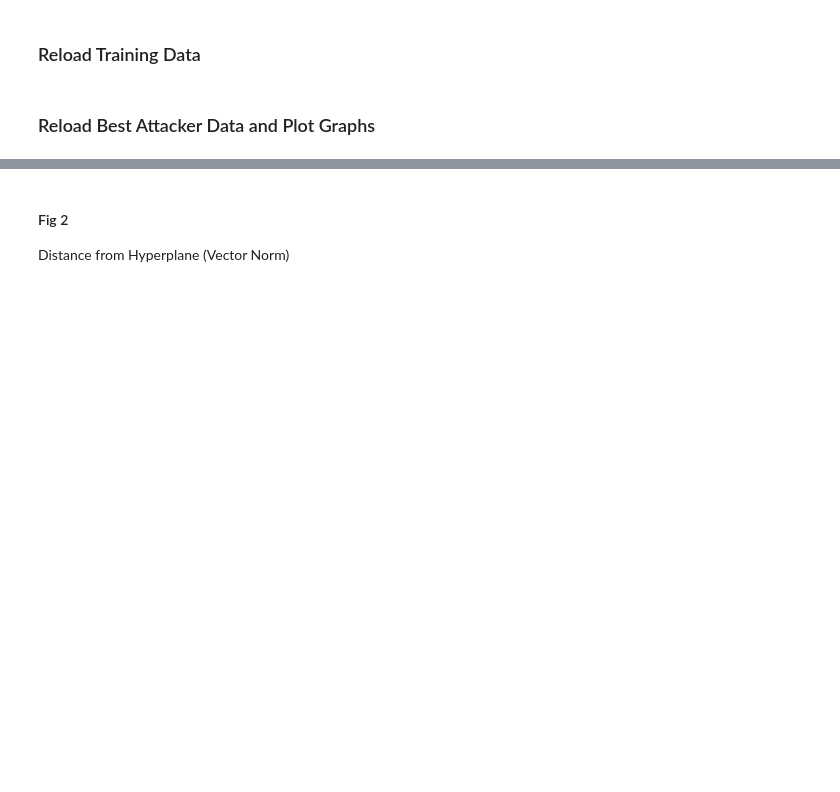
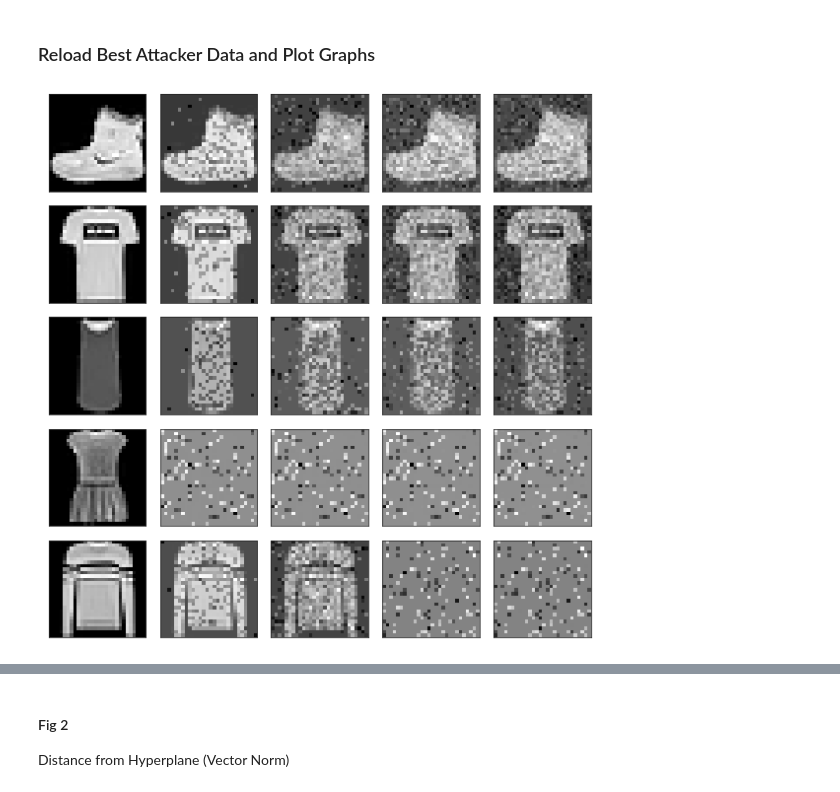
Before and after one commit to warhuus/optml-project, a Jupyter notebook: VisualizeResultsFashion.ipynb, the cells around one changed output, grey strips where cells are left out. Cells and saved outputs as stored; diff of their text form; code cells hidden in the pictures; blank space fills up the shorter version.

```diff
--- a/VisualizeResultsFashion.ipynb
+++ b/VisualizeResultsFashion.ipynb
@@ -74,11 +14,0 @@ for i in dims:
-# %%
-from sklearn.svm import LinearSVC
-
-clf = dict()
-for i in dims:
-    clf[i] = LinearSVC(random_state=42, max_iter=1000)
-    clf[i].fit(X[i], y[i])
-# %%
-for i in dims:
-    y[i][y[i] == 0] = -1
-    y[i]
@@ -89,2 +14,0 @@ for i in dims:
-# %% [markdown]
-### Reload Training Data
@@ -160,0 +76,24 @@ report_zoro_d100_lamb_10 = compile_report(False, 0.10, 100)
+# %%
+# make and plot adversarial images
+report_lamb_01 = compile_report_fashion('ZORO_L_001_report.pt', 0.01)
+pixel_cols = report_lamb_01.columns[report_lamb_01.columns.str.contains('pixel')]
+imgs = [r.reshape((28, 28)) for r in report_lamb_01[pixel_cols].to_numpy()]
+fig, axes = plt.subplots(5, 5, figsize=(8, 8))
+ax = axes.ravel()
+
+# plot
+j = 0
+for i, im in zip(range(len(imgs)), imgs):
+    try:
+        if (i % 14 in [0, 13] or (i % 14 - 1) % 4 == 0):
+            img = (im + im.min()) / im.max()
+            ax[j].imshow(img, cmap='gray')
+            ax[j].set_xticks([])
+            ax[j].set_yticks([])
+            j += 1
+    except IndexError:
+        break
+plt.tight_layout()
+plt.savefig('fashion_resulting_images.pdf')
+# %% [output]
+[figure, added]
```
Also changed, not shown: parts of 22 cells of this notebook, 1 other file.
